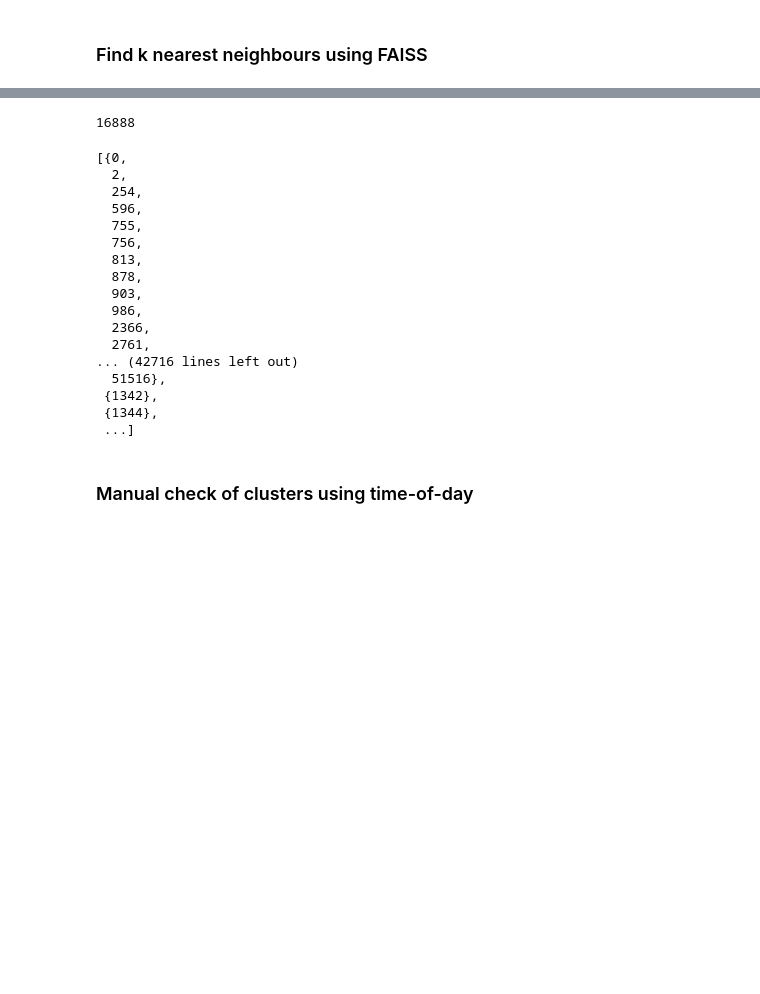
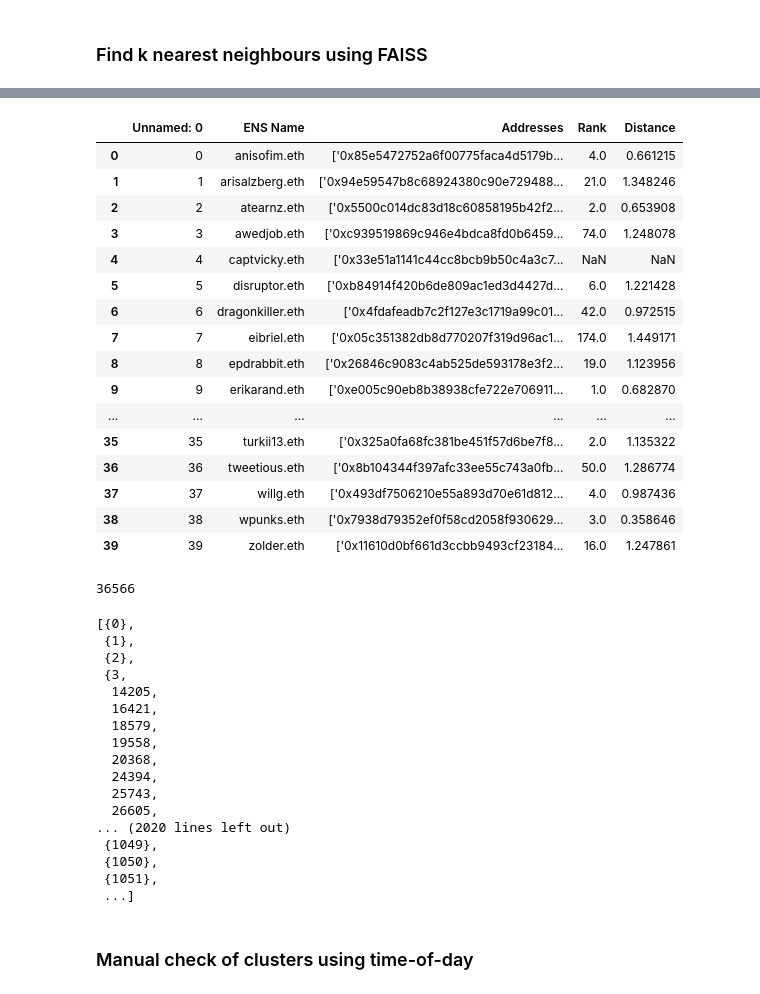
Before and after one commit to dariothuerkauf/address-clustering, a Jupyter notebook: python/node-embedding.ipynb, the cells around one changed output, grey strips where cells are left out. Cells and saved outputs as stored; diff of their text form; code cells hidden in the pictures; blank space fills up the shorter version.

```diff
--- a/python/node-embedding.ipynb
+++ b/python/node-embedding.ipynb
@@ -289,6 +419,26 @@ Median Distance: 0.95011568069458 / 0.9279692471027374 / 0.9886175692081451
+# %%
+df3
+# %% [output]
+|  | Unnamed: 0 | ENS Name | Addresses | Rank | Distance |
+| 0 | 0 | anisofim.eth | ['0x85e5472752a6f00775faca4d5179b... | 4.0 | 0.661215 |
+| 1 | 1 | arisalzberg.eth | ['0x94e59547b8c68924380c90e729488... | 21.0 | 1.348246 |
+| 2 | 2 | atearnz.eth | ['0x5500c014dc83d18c60858195b42f2... | 2.0 | 0.653908 |
+| 3 | 3 | awedjob.eth | ['0xc939519869c946e4bdca8fd0b6459... | 74.0 | 1.248078 |
+| 4 | 4 | captvicky.eth | ['0x33e51a1141c44cc8bcb9b50c4a3c7... | NaN | NaN |
+| 5 | 5 | disruptor.eth | ['0xb84914f420b6de809ac1ed3d4427d... | 6.0 | 1.221428 |
+| 6 | 6 | dragonkiller.eth | ['0x4fdafeadb7c2f127e3c1719a99c01... | 42.0 | 0.972515 |
+| 7 | 7 | eibriel.eth | ['0x05c351382db8d770207f319d96ac1... | 174.0 | 1.449171 |
+| 8 | 8 | epdrabbit.eth | ['0x26846c9083c4ab525de593178e3f2... | 19.0 | 1.123956 |
+| 9 | 9 | erikarand.eth | ['0xe005c90eb8b38938cfe722e706911... | 1.0 | 0.682870 |
+| ... | ... | ... | ... | ... | ... |
+| 35 | 35 | turkii13.eth | ['0x325a0fa68fc381be451f57d6be7f8... | 2.0 | 1.135322 |
+| 36 | 36 | tweetious.eth | ['0x8b104344f397afc33ee55c743a0fb... | 50.0 | 1.286774 |
+| 37 | 37 | willg.eth | ['0x493df7506210e55a893d70e61d812... | 4.0 | 0.987436 |
+| 38 | 38 | wpunks.eth | ['0x7938d79352ef0f58cd2058f930629... | 3.0 | 0.358646 |
+| 39 | 39 | zolder.eth | ['0x11610d0bf661d3ccbb9493cf23184... | 16.0 | 1.247861 |
 # %%
 # Number of nearest neighbours to consider
-k = 10
+k = 5
 
 # This will store the clusters. Each cluster is a set of nodes (i.e., a set of indices).
 clusters = []
@@ -318,23 +468,23 @@ print(len(clusters))
 clusters
 # 26,740
 # %% [output]
-16888
+36566
-[{0,
-  2,
-  254,
-  596,
-  755,
-  756,
-  813,
-  878,
-  903,
-  986,
-  2366,
-  2761,
-... (42716 lines left out)
-  51516},
- {1342},
- {1344},
+[{0},
+ {1},
+ {2},
+ {3,
+  14205,
+  16421,
+  18579,
+  19558,
+  20368,
+  24394,
+  25743,
+  26605,
+... (2020 lines left out)
+ {1049},
+ {1050},
+ {1051},
  ...]
 # %% [markdown]
 ### Manual check of clusters using time-of-day
```
Also changed, not shown: parts of 19 cells of this notebook.
